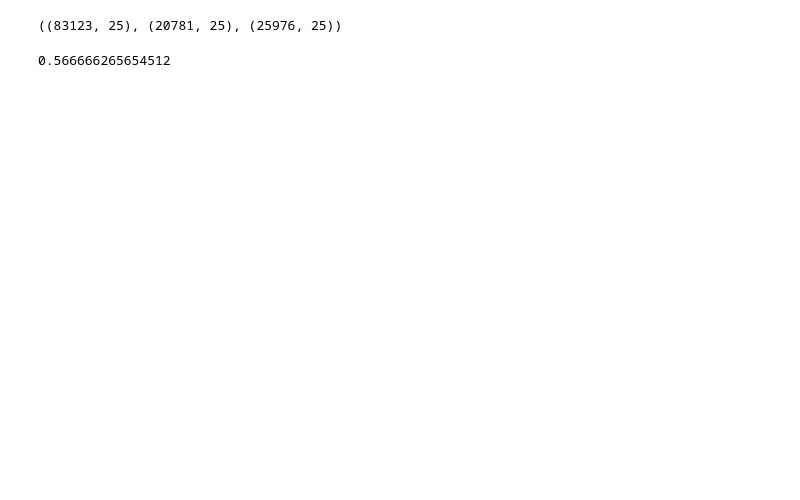
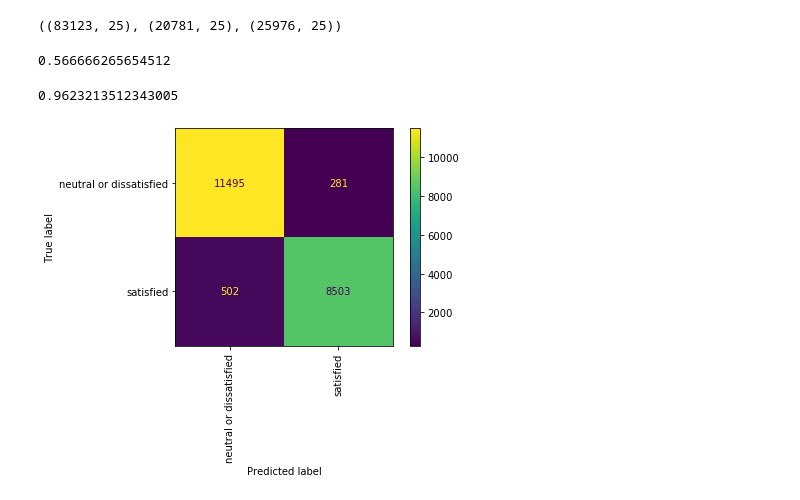
Before and after one commit to BuildABuddha/AirlineSurveyProject, a Jupyter notebook: AirlineSurveyProject.ipynb, the cells around one changed output. Cells and saved outputs as stored; diff of their text form; code cells hidden in the pictures; blank space fills up the shorter version.

Commit message:
Added graphs

```diff
--- a/AirlineSurveyProject.ipynb
+++ b/AirlineSurveyProject.ipynb
@@ -31,8 +30,11 @@ def wrangle(X):
     X = X.copy()
 
     # These columns are either useless data or variables we shouldn't use.
-    unwanted_columns = ['Unnamed: 0', 'id', 'Gender', 'Customer Type', 'Age',
-                        'Type of Travel', 'Class', 'Flight Distance']
+#     unwanted_columns = ['Unnamed: 0', 'id', 'Gender', 'Customer Type', 'Age',
+#                         'Type of Travel', 'Class', 'Flight Distance']
+
+    # Nevermind, let's use 'em anyway.
+    unwanted_columns = ['Unnamed: 0', 'id']
 
     for column in unwanted_columns:
         X = X.drop(column, axis=1)
@@ -53,3 +55,26 @@ y_pred = [majority_class] * len(train['satisfaction'])
 accuracy_score(train['satisfaction'], y_pred)
 # %% [output]
 0.566666265654512
+# %%
+target = 'satisfaction'
+features = train.drop(columns=[target]).columns
+
+encoder = ce.OrdinalEncoder()
+
+X_train = train[features]
+y_train = train[target]
+X_val = val[features]
+y_val = val[target]
+X_train_encoded = encoder.fit_transform(X_train)
+X_val_transformed = encoder.transform(X_val)
+
+model = RandomForestClassifier(random_state=0, n_jobs=-2, n_estimators=500)
+model.fit(X_train_encoded, y_train)
+print(model.score(X_val_transformed, y_val))
+# %% [output]
+0.9623213512343005
+# %%
+from sklearn.metrics import plot_confusion_matrix
+plot_confusion_matrix(model, X_val_transformed, y_val, values_format='.0f', xticks_rotation='vertical');
+# %% [output]
+[figure, added]
```
Also changed, not shown: parts of 12 cells of this notebook.
